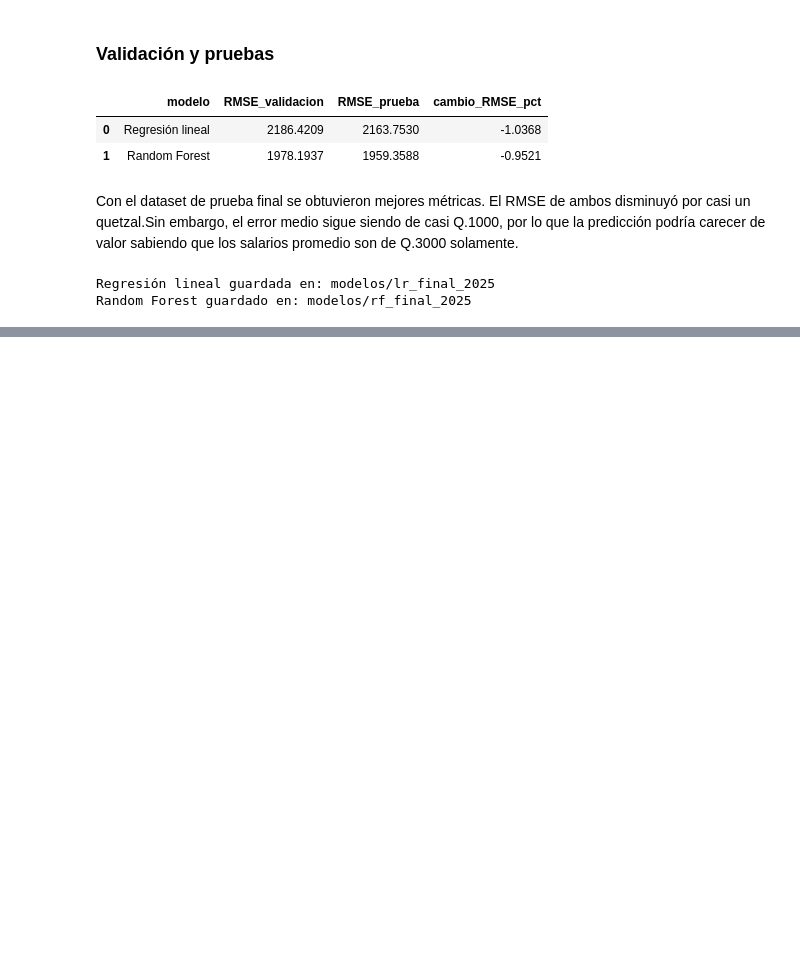
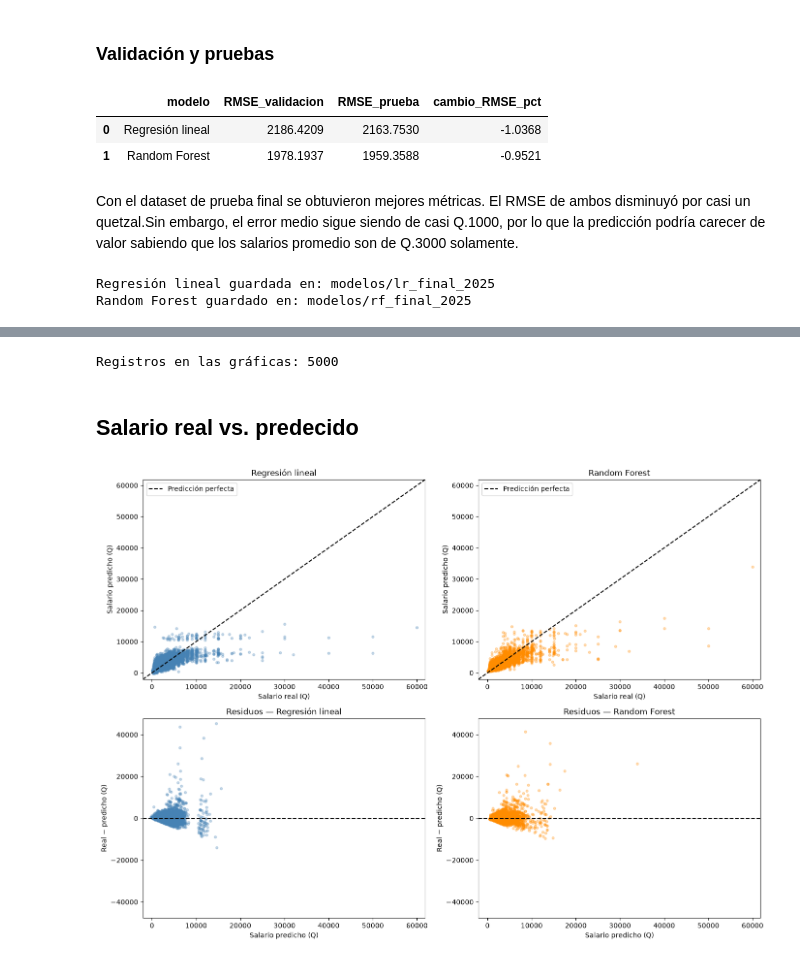
Before and after one commit to CindyGualim/lab7-data, a Jupyter notebook: notebooks/Laboratorio7_SparkMLlib.ipynb, the cells around one changed output, grey strips where cells are left out. Drawn from its saved outputs; the diff is of its cells as text; code cells hidden in the pictures; blank space fills up the shorter version.

Commit message:
feat: visualización e interpretación del error medio para distintos modelos, rangos salariales, nivel educativo y por dominio.

```diff
--- a/notebooks/Laboratorio7_SparkMLlib.ipynb
+++ b/notebooks/Laboratorio7_SparkMLlib.ipynb
@@ -1706,0 +1755,79 @@ Random Forest guardado en: modelos/rf_final_2025
+# %%
+muestra_errores = (
+    errores
+    .orderBy(F.rand(seed=42))
+    .limit(5000)
+    .select(
+        "salario_mensual",
+        "pred_lr", "pred_rf",
+        "residuo_lr", "residuo_rf"
+    )
+    .toPandas()
+)
+
+print("Registros en las gráficas:", len(muestra_errores))
+# %% [output]
+Registros en las gráficas: 5000
+# %% [markdown]
+## Salario real vs. predecido
+# %%
+modelos = [
+    ("Regresión lineal", "pred_lr", "residuo_lr", "steelblue"),
+    ("Random Forest", "pred_rf", "residuo_rf", "darkorange")
+]
+
+# Límites comunes para que la comparación visual sea justa.
+valores = muestra_errores[
+    ["salario_mensual", "pred_lr", "pred_rf"]
+].to_numpy()
+
+inferior = min(0.0, valores.min())
+superior = valores.max()
+margen = 0.03 * max(superior - inferior, 1.0)
+limites = (inferior - margen, superior + margen)
+
+limite_residuo = max(
+    1.0,
+    np.abs(
+        muestra_errores[["residuo_lr", "residuo_rf"]].to_numpy()
+    ).max()
+) * 1.05
+
+fig, ejes = plt.subplots(2, 2, figsize=(14, 10))
+
+for j, (nombre, pred, residuo, color) in enumerate(modelos):
+    ax = ejes[0, j]
+    ax.scatter(
+        muestra_errores["salario_mensual"],
+        muestra_errores[pred],
+        s=12, alpha=0.3, color=color
+    )
+    ax.plot(limites, limites, "k--", label="Predicción perfecta")
+    ax.set(
+        title=nombre,
+        xlabel="Salario real (Q)",
+        ylabel="Salario predicho (Q)",
+        xlim=limites,
+        ylim=limites
+    )
+    ax.legend()
+
+    ax = ejes[1, j]
+    ax.scatter(
+        muestra_errores[pred],
+        muestra_errores[residuo],
+        s=12, alpha=0.3, color=color
+    )
+    ax.axhline(0, color="black", linestyle="--")
+    ax.set(
+        title=f"Residuos — {nombre}",
+        xlabel="Salario predicho (Q)",
+        ylabel="Real − predicho (Q)",
+        xlim=limites,
+        ylim=(-limite_residuo, limite_residuo)
+    )
+
+plt.tight_layout()
+plt.show()
+# %% [output]
+[figure, added]
```
Also changed, not shown: parts of 15 cells of this notebook.
